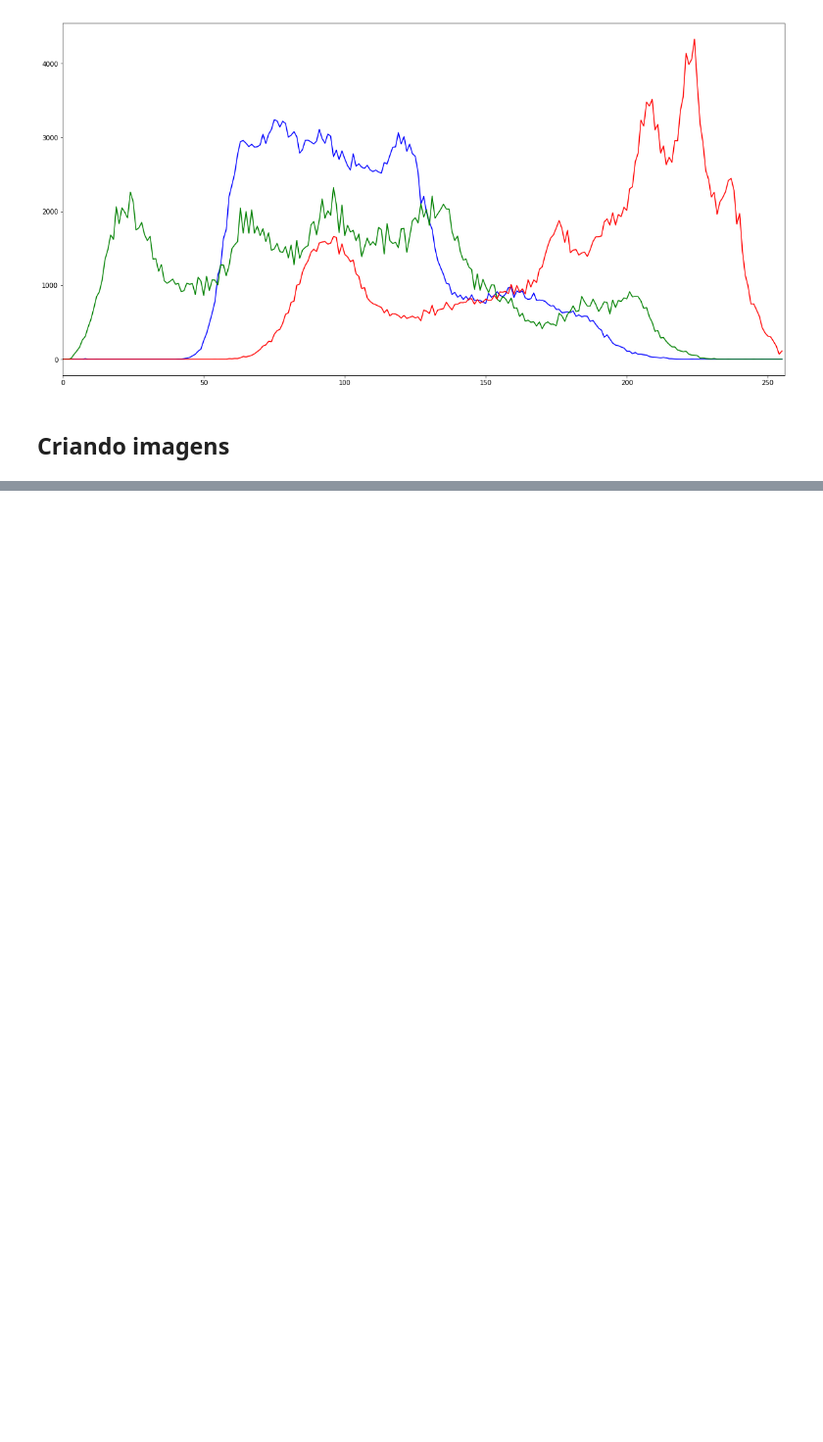
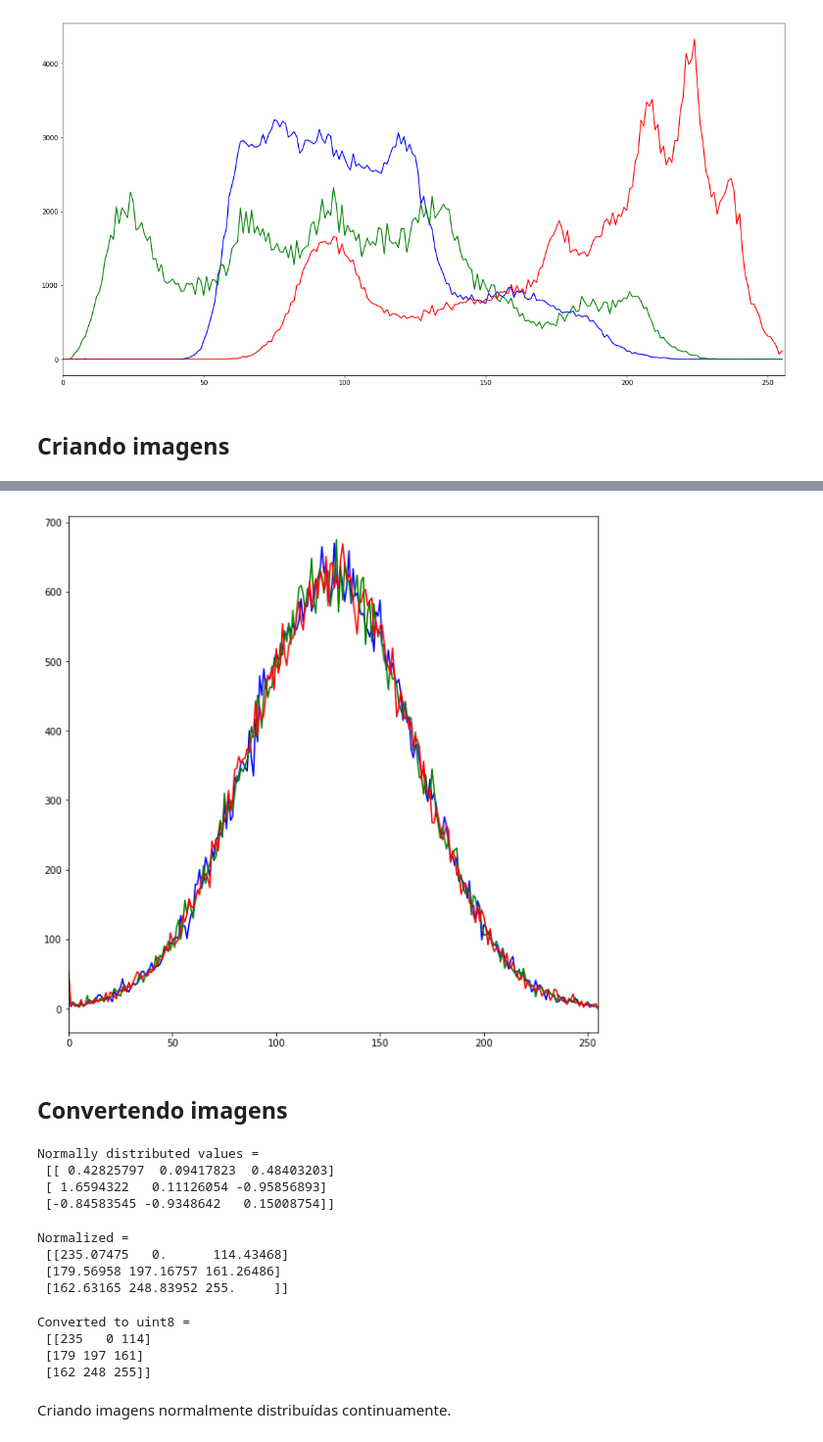
Before and after one commit to latived/pdi, a Jupyter notebook: notebooks/02_001_Intro.ipynb, the cells around one changed output, grey strips where cells are left out. Shown at 98% size. Drawn from its saved outputs; the diff is of its cells as text; code cells hidden in the pictures; blank space fills up the shorter version.

```diff
--- a/notebooks/02_001_Intro.ipynb
+++ b/notebooks/02_001_Intro.ipynb
@@ -84,0 +145,41 @@ plt.show()
+# %%
+color = ('b', 'g', 'r')
+for i, col in enumerate(color):
+    histr = cv.calcHist([imgc_n], [i], None, [256], [0, 255])
+    plt.plot(histr, color=col)
+    plt.xlim([0, 255])
+plt.show()
+# %% [output]
+[figure, added]
+# %% [markdown]
+## Convertendo imagens
+# %%
+# Intervalos diferentes
+img = np.ones((3, 3), dtype=np.float32)
+cv.randn(img, 0, 1)
+print("Normally distributed values = \n", img, "\n\n")
+# %% [output]
+Normally distributed values =
+ [[ 0.42825797  0.09417823  0.48403203]
+ [ 1.6594322   0.11126054 -0.95856893]
+ [-0.84583545 -0.9348642   0.15008754]]
+# %%
+# Normalizada
+cv.normalize(img, img, 255, 0, cv.NORM_MINMAX)
+print("Normalized = \n", img, "\n\n")
+# %% [output]
+Normalized =
+ [[235.07475   0.      114.43468]
+ [179.56958 197.16757 161.26486]
+ [162.63165 248.83952 255.     ]]
+# %%
+# Convertida para inteiro de 8 bits sem sinal
+img = np.asarray(img, dtype=np.uint8)
+print("Converted to uint8 = \n", img, "\n\n")
+# %% [output]
+Converted to uint8 =
+ [[235   0 114]
+ [179 197 161]
+ [162 248 255]]
+# %% [markdown]
+Criando imagens normalmente distribuídas continuamente.
```
Also changed, not shown: parts of 10 cells of this notebook.
